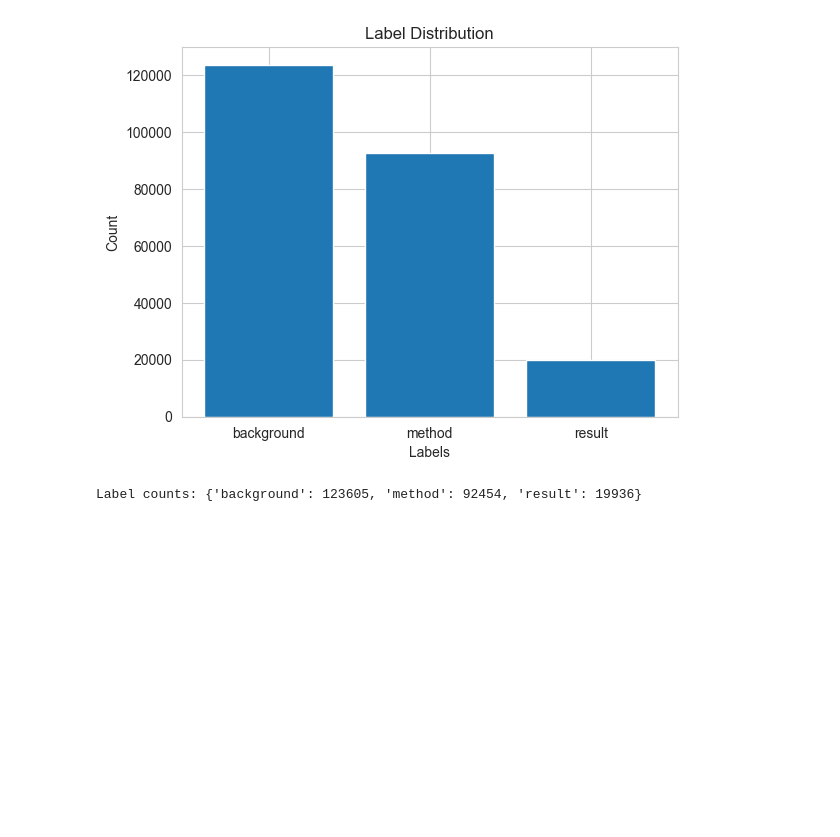
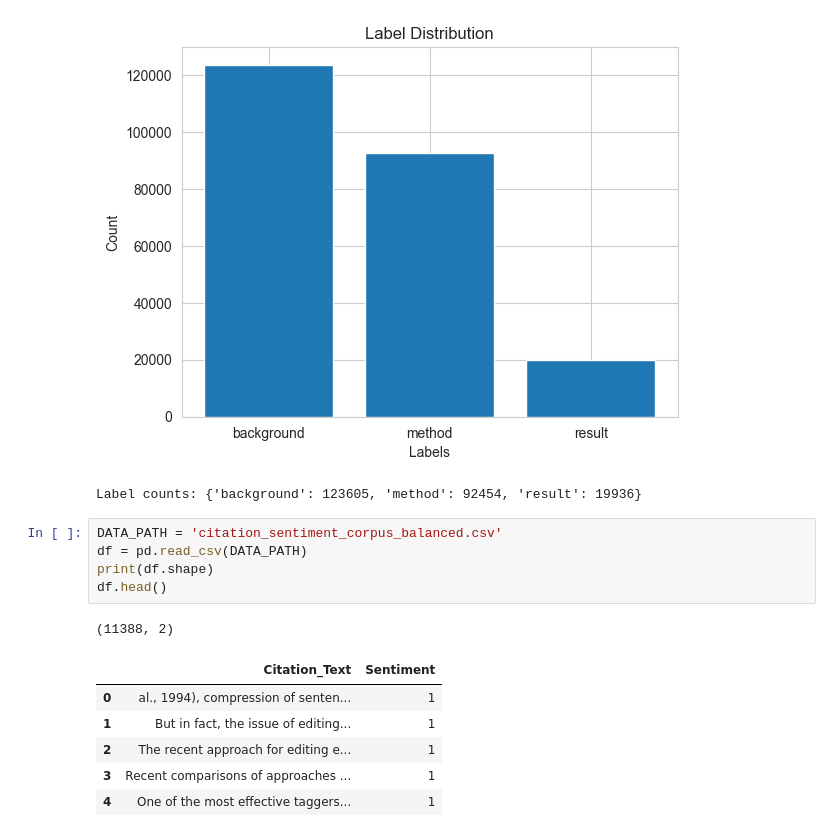
Before and after one commit to goghvan1113/TDCSA, a Jupyter notebook: data/visualize.ipynb, the cells around one changed output. Drawn from its saved outputs; the diff is of its cells as text; blank space fills up the shorter version.

```diff
--- a/data/visualize.ipynb
+++ b/data/visualize.ipynb
@@ -46,3 +46,16 @@ print("Label counts:", dict(zip(labels, counts)))
 # %% [output]
 [figure]
 Label counts: {'background': 123605, 'method': 92454, 'result': 19936}
+# %%
+DATA_PATH = 'citation_sentiment_corpus_balanced.csv'
+df = pd.read_csv(DATA_PATH)
+print(df.shape)
+df.head()
+# %% [output]
+(11388, 2)
+|  | Citation_Text | Sentiment |
+| 0 | al., 1994), compression of senten... | 1 |
+| 1 | But in fact, the issue of editing... | 1 |
+| 2 | The recent approach for editing e... | 1 |
+| 3 | Recent comparisons of approaches ... | 1 |
+| 4 | One of the most effective taggers... | 1 |
```
Also changed, not shown: parts of 1 cell of this notebook, 24 other files.
